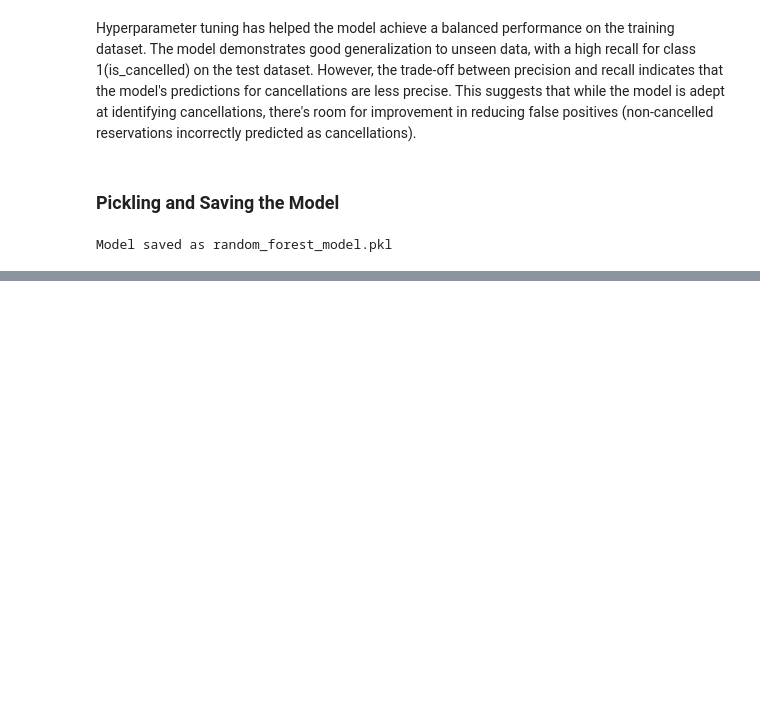
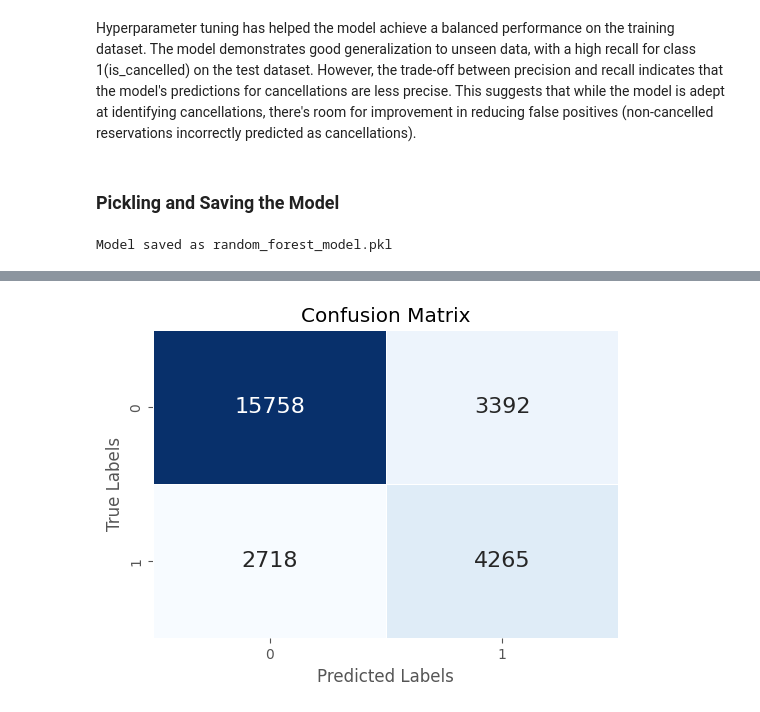
Before and after one commit to u-mar/Churn-Prediction, a Jupyter notebook: student.ipynb, the cells around one changed output, grey strips where cells are left out. Drawn from its saved outputs; the diff is of its cells as text; code cells hidden in the pictures; blank space fills up the shorter version.

```diff
--- a/student.ipynb
+++ b/student.ipynb
@@ -756,0 +877,4 @@ Model saved as random_forest_model.pkl
+# %%
+y_pred = grid_search.predict(X_test)
+
+print(classification_report(y_test,y_pred))
@@ -756,0 +915,13 @@ Model saved as random_forest_model.pkl
+# %%
+cm = confusion_matrix(y_test, y_pred)
+
+# Plot confusion matrix
+plt.figure(figsize=(6, 4))
+sns.heatmap(cm, annot=True, fmt="d", cmap="Blues", cbar=False,
+            annot_kws={"size": 16}, linewidths=0.5)
+plt.xlabel("Predicted Labels")
+plt.ylabel("True Labels")
+plt.title("Confusion Matrix")
+plt.show()
+# %% [output]
+[figure, added]
```
Also changed, not shown: parts of 20 cells of this notebook, 1 other file.
